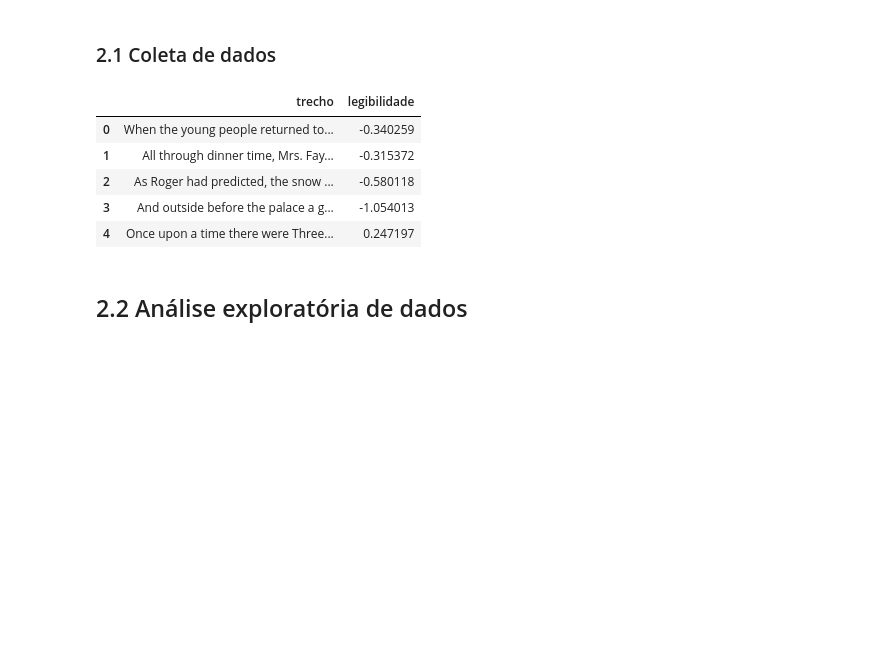
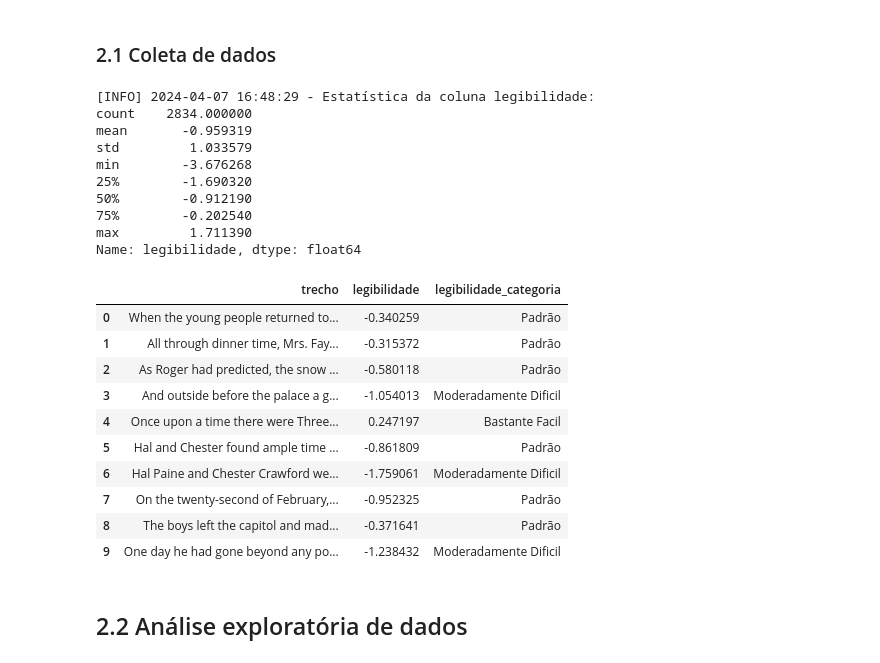
Before and after one commit to gomesluiz/nlp-for-fun, a Jupyter notebook: u4-02-hands-on-1-classificacao-de-texto-1-commonlit-readability.ipynb, the cells around one changed output. Cells and saved outputs as stored; diff of their text form; code cells hidden in the pictures; blank space fills up the shorter version.

```diff
--- a/u4-02-hands-on-1-classificacao-de-texto-1-commonlit-readability.ipynb
+++ b/u4-02-hands-on-1-classificacao-de-texto-1-commonlit-readability.ipynb
@@ -87,27 +168,51 @@ O modelo de predição será desenvolvido a partir de uma base de dados utilizad
 # %% [markdown]
 ### 2.1 Coleta de dados
 # %%
-# Importa o pacote pandas.
-import pandas as pd
+# URL para download dos dados de treinamento.
+URL_PATH = (
+    "https://raw.githubusercontent.com/gomesluiz/"
+    "commonlit-readability-predicting/main/datasets/train.csv"
+)
 
-# Executa o download dos dados de treinamento do modelo. Apenas as colunas
-# excerpt e target são lidas.
-URL_PATH = "https://raw.githubusercontent.com/gomesluiz/\
-commonlit-readability-predicting/main/datasets/train.csv"
+# Leitura das colunas 'excerpt' e 'target' do arquivo CSV.
+trechos = pd.read_csv(URL_PATH, usecols=["excerpt", "target"])
 
-trechos  = pd.read_csv(URL_PATH, usecols=["excerpt", "target"])
-
-# Renomeia as colunas do conjunto de dados.
+# Renomeia as colunas para 'trecho' e 'legibilidade'.
 trechos.columns = ["trecho", "legibilidade"]
-
-# Exibe os cinco primeiros registros.
-trechos.head()
+print(formata_msg("INFO", f"Estatística da coluna legibilidade:\n{trechos['legibilidade'].describe()}"))
 # %% [output]
-|  | trecho | legibilidade |
-| 0 | When the young people returned to... | -0.340259 |
-| 1 | All through dinner time, Mrs. Fay... | -0.315372 |
-| 2 | As Roger had predicted, the snow ... | -0.580118 |
-| 3 | And outside before the palace a g... | -1.054013 |
-| 4 | Once upon a time there were Three... | 0.247197 |
+[INFO] 2024-04-07 16:48:29 - Estatística da coluna legibilidade:
+count    2834.000000
+mean       -0.959319
+std         1.033579
+min        -3.676268
+25%        -1.690320
+50%        -0.912190
+75%        -0.202540
+max         1.711390
+Name: legibilidade, dtype: float64
+# %%
+# Categoriza a coluna 'legibilidade' com base em intervalos de valores.
+legibilidade_categoria=["Muito Dificil", "Dificil", "Moderadamente Dificil", "Padrão", "Bastante Facil", "Facil"]
+trechos["legibilidade_categoria"] = pd.cut(
+    trechos["legibilidade"],
+    bins=[-4.00, -3.00, -2.00, -1.00, 0.00, 1.00, 2.00],
+    labels=legibilidade_categoria,
+)
+
+# Exibe os dez primeiros registros do DataFrame.
+trechos.head(10)
+# %% [output]
+|  | trecho | legibilidade | legibilidade_categoria |
+| 0 | When the young people returned to... | -0.340259 | Padrão |
+| 1 | All through dinner time, Mrs. Fay... | -0.315372 | Padrão |
+| 2 | As Roger had predicted, the snow ... | -0.580118 | Padrão |
+| 3 | And outside before the palace a g... | -1.054013 | Moderadamente Dificil |
+| 4 | Once upon a time there were Three... | 0.247197 | Bastante Facil |
+| 5 | Hal and Chester found ample time ... | -0.861809 | Padrão |
+| 6 | Hal Paine and Chester Crawford we... | -1.759061 | Moderadamente Dificil |
+| 7 | On the twenty-second of February,... | -0.952325 | Padrão |
+| 8 | The boys left the capitol and mad... | -0.371641 | Padrão |
+| 9 | One day he had gone beyond any po... | -1.238432 | Moderadamente Dificil |
 # %% [markdown]
 ## 2.2 Análise exploratória de dados
```
Also changed, not shown: parts of 25 cells of this notebook.
